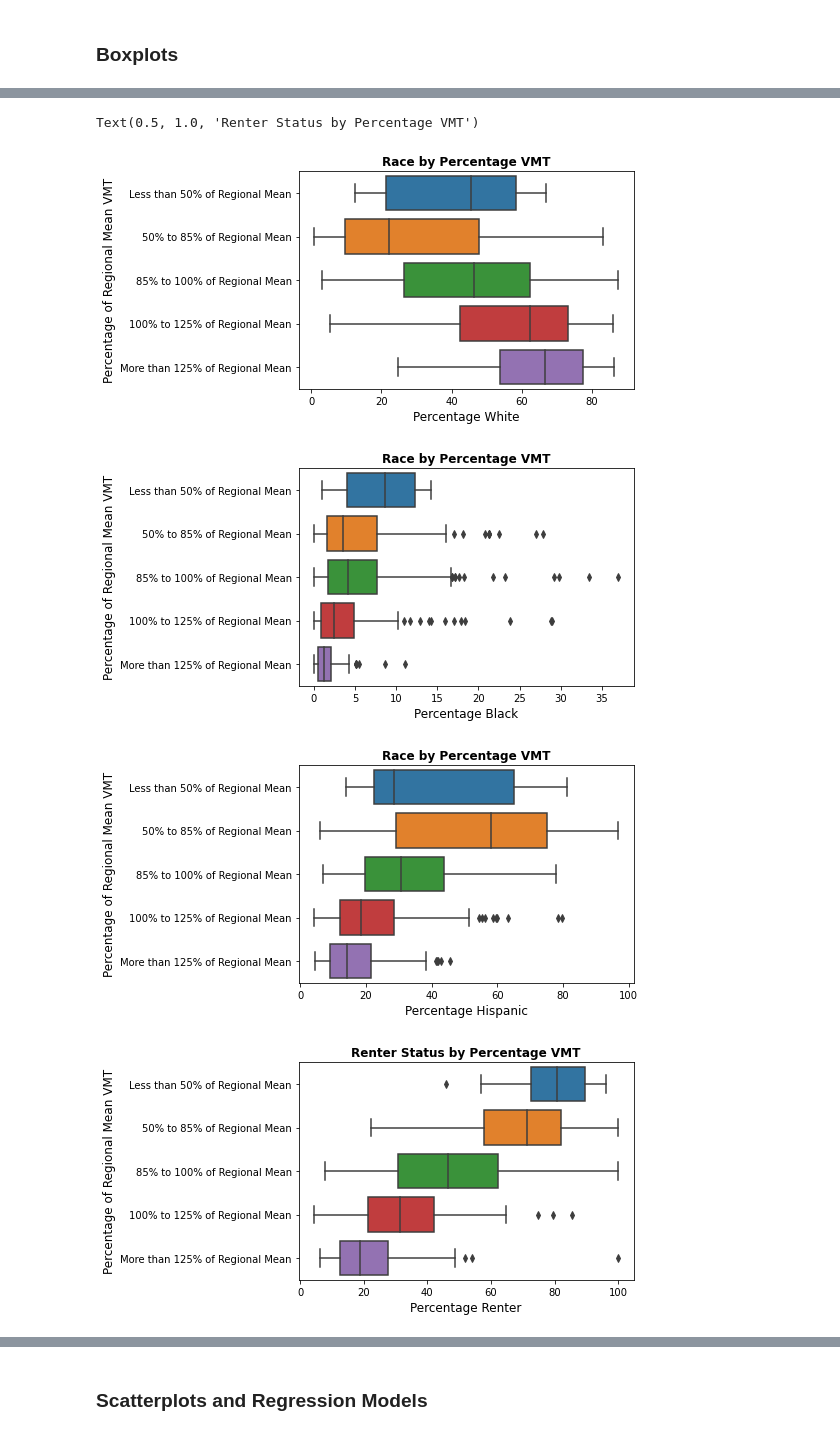
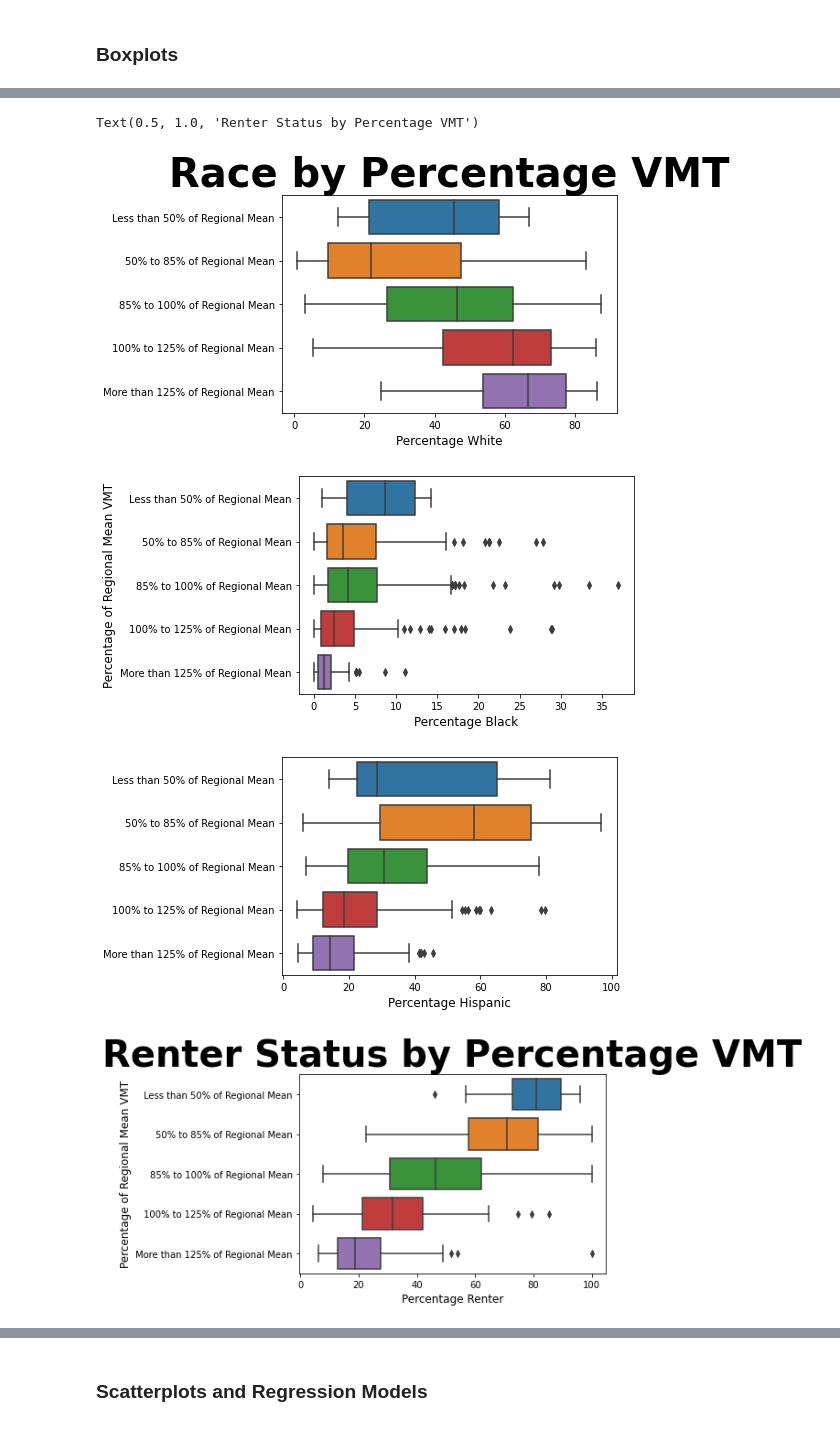
Before and after one commit to ffreeman1234/UDS-VMT-Project, a Jupyter notebook: Project/Project.ipynb, the cells around one changed output, grey strips where cells are left out. Cells and saved outputs as stored; diff of their text form; code cells hidden in the pictures.

Commit message:
added discussions, cleaned up some plots

```diff
--- a/Project/Project.ipynb
+++ b/Project/Project.ipynb
@@ -195,35 +184,32 @@ plt.tight_layout()
 # %%
-#OTHER OPTION: JUST RUNNING THEM ALL SEPARATELY
 fig, ax=plt.subplots(1)
 ax = sns.boxplot(y='map_legend', x='pc_nonHispanicWhite',data=joinDf, order=["Less than 50% of Regional Mean", "50% to 85% of Regional Mean", "85% to 100% of Regional Mean","100% to 125% of Regional Mean","More than 125% of Regional Mean"])
 
 plt.xlabel('Percentage White', size='large')
-plt.ylabel('Percentage of Regional Mean VMT', size='large')
-plt.title("Race by Percentage VMT", weight='bold')
+plt.ylabel('', size='large')
+plt.title("Race by Percentage VMT", weight='bold', fontsize=40)
 
 fig, ax=plt.subplots(1)
 ax = sns.boxplot(y='map_legend', x='pc_Black',data=joinDf, order=["Less than 50% of Regional Mean", "50% to 85% of Regional Mean", "85% to 100% of Regional Mean","100% to 125% of Regional Mean","More than 125% of Regional Mean"])
 
 plt.xlabel('Percentage Black', size='large')
 plt.ylabel('Percentage of Regional Mean VMT', size='large')
-plt.title("Race by Percentage VMT", weight='bold')
 
 fig, ax=plt.subplots(1)
 ax = sns.boxplot(y='map_legend', x='pc_hispanic',data=joinDf, order=["Less than 50% of Regional Mean", "50% to 85% of Regional Mean", "85% to 100% of Regional Mean","100% to 125% of Regional Mean","More than 125% of Regional Mean"])
 
 plt.xlabel('Percentage Hispanic', size='large')
-plt.ylabel('Percentage of Regional Mean VMT', size='large')
-plt.title("Race by Percentage VMT", weight='bold')
+plt.ylabel('', size='large')
 
 fig, ax=plt.subplots(1)
 ax = sns.boxplot(y='map_legend', x='pc_renter',data=joinDf, order=["Less than 50% of Regional Mean", "50% to 85% of Regional Mean", "85% to 100% of Regional Mean","100% to 125% of Regional Mean","More than 125% of Regional Mean"])
 
 plt.xlabel('Percentage Renter', size='large')
 plt.ylabel('Percentage of Regional Mean VMT', size='large')
-plt.title("Renter Status by Percentage VMT", weight='bold')
+plt.title("Renter Status by Percentage VMT", weight='bold', fontsize=40)
 # %% [output]
 Text(0.5, 1.0, 'Renter Status by Percentage VMT')
-[figure, old version]
+[figure, new version]
-[figure, old version]
+[figure, new version]
-[figure, old version]
+[figure, new version]
-[figure, old version]
+[figure, new version]
```
Also changed, not shown: parts of 30 cells of this notebook.
